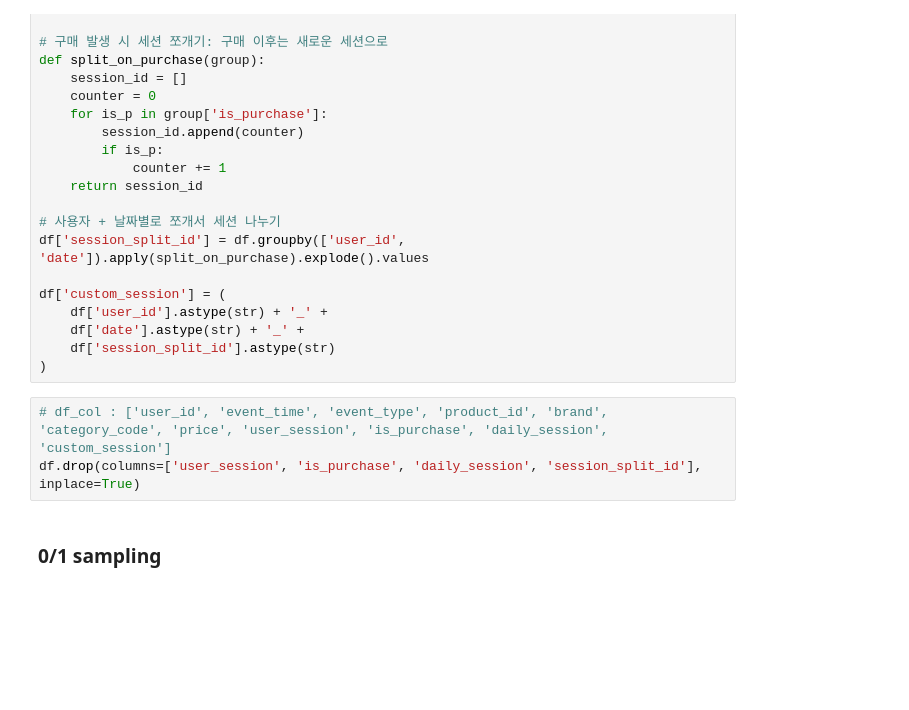
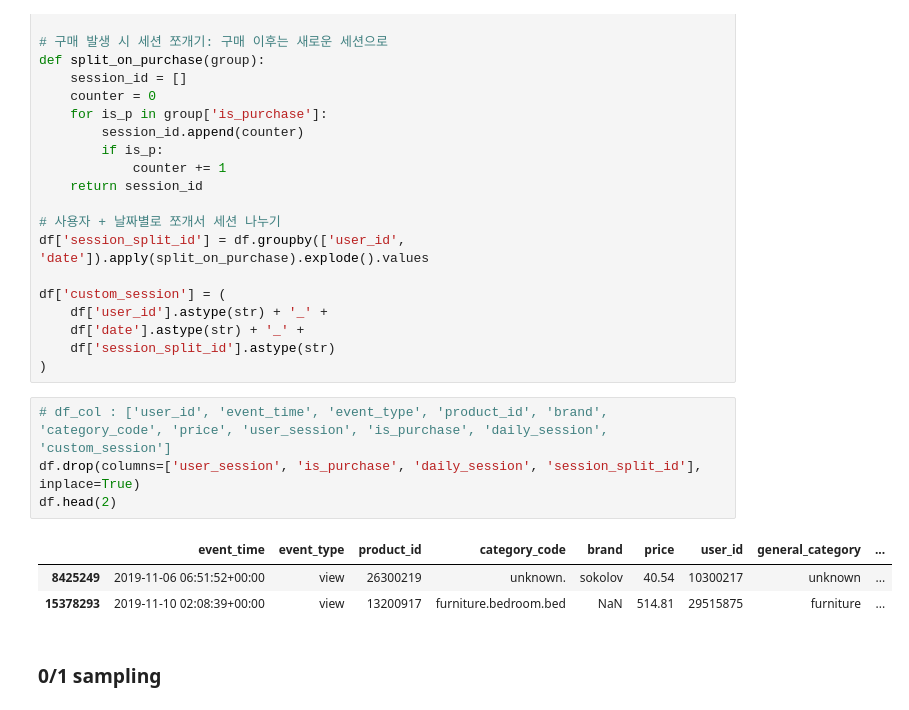
Before and after one commit to HyunsungRyu/Ecommerce_analysis, a Jupyter notebook: modeling/modeling_withSample.ipynb, the cells around one changed output. Saved outputs shown, nothing was run; the diff lists cells and outputs as text; blank space fills up the shorter version.

```diff
--- a/modeling/modeling_withSample.ipynb
+++ b/modeling/modeling_withSample.ipynb
@@ -70,6 +74,11 @@ df['custom_session'] = (
 # %%
 # df_col : ['user_id', 'event_time', 'event_type', 'product_id', 'brand', 'category_code', 'price', 'user_session', 'is_purchase', 'daily_session', 'custom_session']
 df.drop(columns=['user_session', 'is_purchase', 'daily_session', 'session_split_id'], inplace=True)
+df.head(2)
+# %% [output]
+|  | event_time | event_type | product_id | category_code | brand | price | user_id | general_category | ... |
+| 8425249 | 2019-11-06 06:51:52+00:00 | view | 26300219 | unknown. | sokolov | 40.54 | 10300217 | unknown | ... |
+| 15378293 | 2019-11-10 02:08:39+00:00 | view | 13200917 | furniture.bedroom.bed | NaN | 514.81 | 29515875 | furniture | ... |
 # %% [markdown]
 ### 0/1 sampling
 # %%
```
Also changed, not shown: parts of 12 cells of this notebook, 4 other files.
